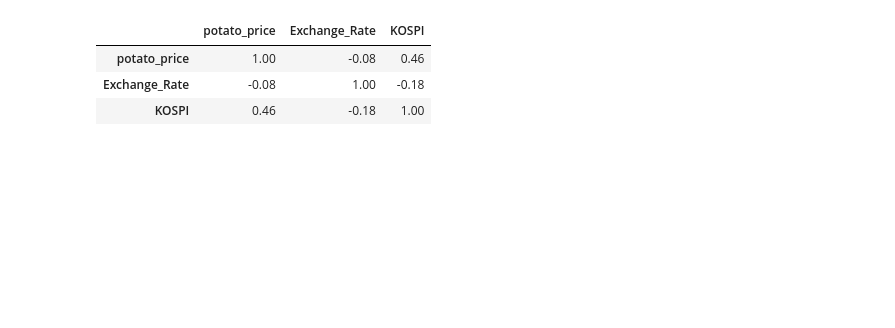
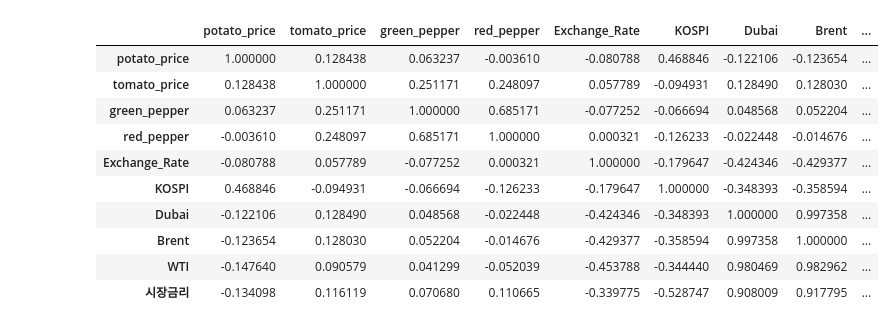
Before and after one commit to sunnight9507/BitAcademy, a Jupyter notebook: 17주차/All_data_processing.ipynb, the cells around one changed output. Saved outputs shown, nothing was run; the diff lists cells and outputs as text; code cells hidden in the pictures; blank space fills up the shorter version.

```diff
--- a/17주차/All_data_processing.ipynb
+++ b/17주차/All_data_processing.ipynb
@@ -13,7 +13,7 @@ warnings.filterwarnings("ignore")
 
 plt.style.use('ggplot')
 # %%
-dt_index = pd.DataFrame(pd.date_range(start='20110102', end='20191231')).rename(columns = {0 : 'date'})
+dt_index = pd.DataFrame(pd.date_range(start='20110101', end='20191231')).rename(columns = {0 : 'date'})
 dt_month_index = pd.DataFrame(pd.date_range(start='20110101', end='20191231',freq='MS')).rename(columns = {0 : 'date'})
 
 def load_potato_price():
@@ -36,7 +36,7 @@ def load_potato_price():
     # print()
     return data
 
-def potato_price_processing(data):
+def processing_potato_price(data):
     # print("======= data processing start ===========")
     # print(data.shape)
     # 중복값 제거
@@ -188,8 +422,16 @@ def processing_Consumer_trend_survey(data):
 # %%
 if __name__ == "__main__":
     print('==========감자 가격 전처리=============')
-    potato_price = load_potato_price()
-    potato_price= potato_price_processing(potato_price)
+    potato_price = processing_potato_price(load_potato_price())
+
+    print('========방울토마토 가격 전처리==========')
+    tomato_price = processing_tomato_price(load_tomato_price())
+
+    print('==========풋고추 가격 전처리============')
+    green_pepper_price = processing_green_pepper(load_green_pepper())
+
+    print('==========청양고추 가격 전처리============')
+    red_pepper_price = processing_red_pepper(load_red_pepper())
 
 #     print('============환율 전처리================')
 #     Exchange_Rate = processing_Exchange_Rate(pd.read_csv('USD_KRW.csv'))
@@ -197,8 +439,14 @@ if __name__ == "__main__":
 #     print('============코스피 전처리==============')
 #     KOSPI = processing_KOSPI(pd.read_csv('코스피지수 내역.csv'))
 
-    print('========소비자 동향조사 전처리==========')
-    Consumer_trend_survey = processing_Consumer_trend_survey(pd.read_csv('소비자동향조사.csv', encoding = 'cp949'))
+#     print('========소비자 동향조사 전처리==========')
+#     Consumer_trend_survey = processing_Consumer_trend_survey(pd.read_csv('소비자동향조사.csv', encoding = 'cp949'))
+
+#     print('========국제 원유 가격 전처리==========')
+#     Oil_prices = processing_Oil_prices(pd.read_csv('원유(일).csv', encoding='cp949'))
+
+#     print('============시장 금리 전처리============')
+#     Market_interest_rates = processing_Market_interest_rates(pd.read_csv('시장금리(일).csv', encoding = 'cp949', error_bad_lines=False))
 # %% [output]
 ==========감자 가격 전처리=============
             potato_price
@@ -219,2 +467,6 @@ start
 end
+# %%
+result_data = pd.concat([potato_price, tomato_price, green_pepper_price, red_pepper_price, Exchange_Rate, KOSPI, Oil_prices, Market_interest_rates], axis = 1)
+
+result_data.to_csv('result.csv', encoding = 'cp949')
 # %%
@@ -232,11 +490,14 @@ result.style.background_gradient(cmap='summer_r')
-# %%
-result_data = pd.concat([potato_price, Exchange_Rate, KOSPI], axis = 1)
-
-result_data.to_csv('result.csv')
 # %%
-result_data.corr()
+result_data.corr().style.background_gradient(cmap='summer_r')
 # %% [output]
-|  | potato_price | Exchange_Rate | KOSPI |
-| potato_price | 1.00 | -0.08 | 0.46 |
-| Exchange_Rate | -0.08 | 1.00 | -0.18 |
-| KOSPI | 0.46 | -0.18 | 1.00 |
+|  | potato_price | tomato_price | green_pepper | red_pepper | Exchange_Rate | KOSPI | Dubai | Brent | ... |
+| potato_price | 1.000000 | 0.128438 | 0.063237 | -0.003610 | -0.080788 | 0.468846 | -0.122106 | -0.123654 | ... |
+| tomato_price | 0.128438 | 1.000000 | 0.251171 | 0.248097 | 0.057789 | -0.094931 | 0.128490 | 0.128030 | ... |
+| green_pepper | 0.063237 | 0.251171 | 1.000000 | 0.685171 | -0.077252 | -0.066694 | 0.048568 | 0.052204 | ... |
+| red_pepper | -0.003610 | 0.248097 | 0.685171 | 1.000000 | 0.000321 | -0.126233 | -0.022448 | -0.014676 | ... |
+| Exchange_Rate | -0.080788 | 0.057789 | -0.077252 | 0.000321 | 1.000000 | -0.179647 | -0.424346 | -0.429377 | ... |
+| KOSPI | 0.468846 | -0.094931 | -0.066694 | -0.126233 | -0.179647 | 1.000000 | -0.348393 | -0.358594 | ... |
+| Dubai | -0.122106 | 0.128490 | 0.048568 | -0.022448 | -0.424346 | -0.348393 | 1.000000 | 0.997358 | ... |
+| Brent | -0.123654 | 0.128030 | 0.052204 | -0.014676 | -0.429377 | -0.358594 | 0.997358 | 1.000000 | ... |
+| WTI | -0.147640 | 0.090579 | 0.041299 | -0.052039 | -0.453788 | -0.344440 | 0.980469 | 0.982962 | ... |
+| 시장금리 | -0.134098 | 0.116119 | 0.070680 | 0.110665 | -0.339775 | -0.528747 | 0.908009 | 0.917795 | ... |
```
Also changed, not shown: parts of 13 cells of this notebook.
